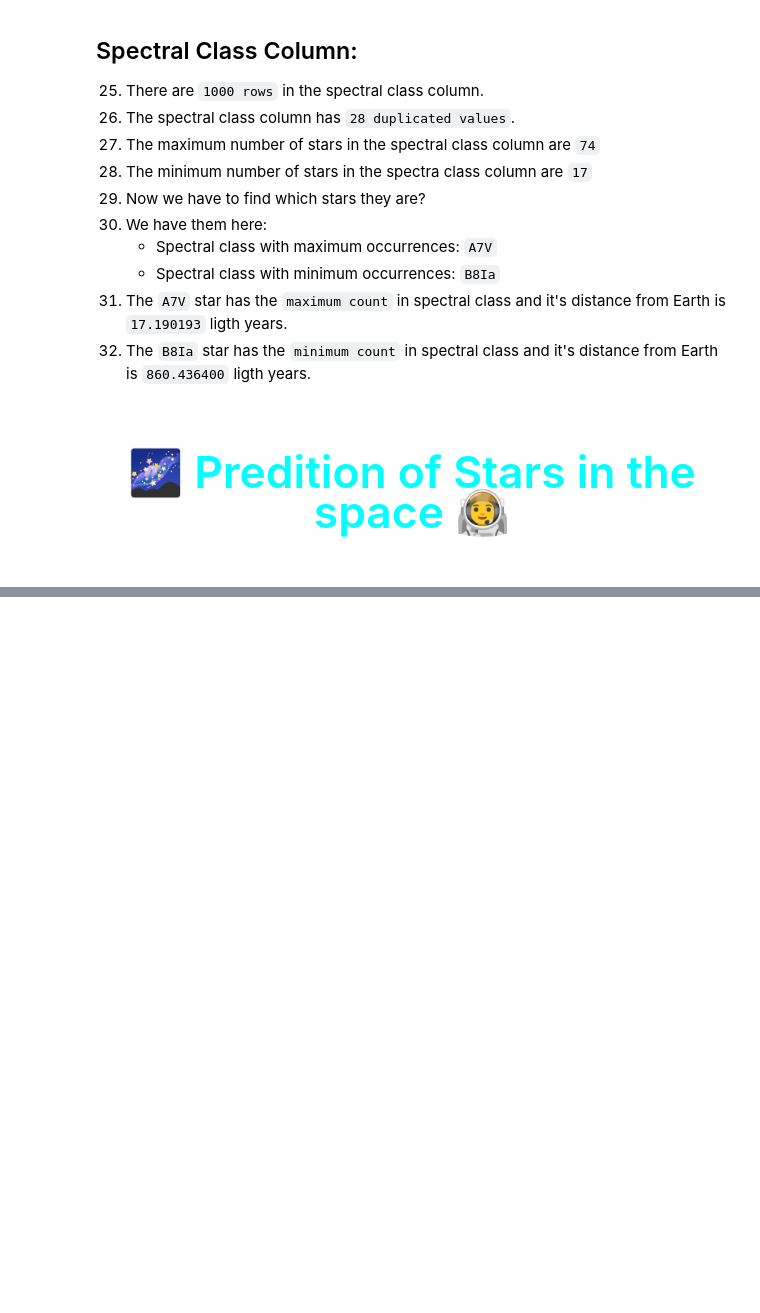
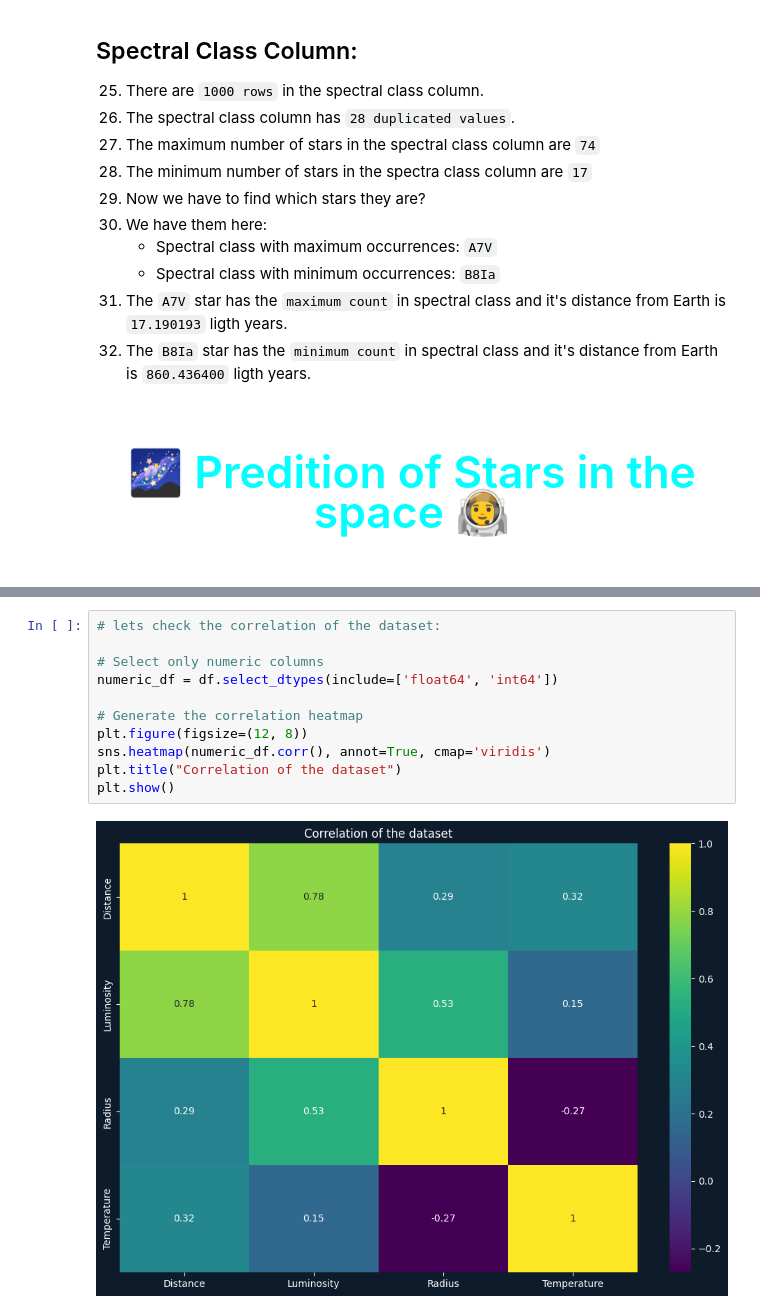
Before and after one commit to faizan-yousaf/Stellar_Insight, a Jupyter notebook: stars.ipynb, the cells around one changed output, grey strips where cells are left out. Saved outputs shown, nothing was run; the diff lists cells and outputs as text; blank space fills up the shorter version.

Commit message:
UPDATE: added the heatmap

```diff
--- a/stars.ipynb
+++ b/stars.ipynb
@@ -1126,0 +1136,13 @@ plt.show()
+# %%
+# lets check the correlation of the dataset:
+
+# Select only numeric columns
+numeric_df = df.select_dtypes(include=['float64', 'int64'])
+
+# Generate the correlation heatmap
+plt.figure(figsize=(12, 8))
+sns.heatmap(numeric_df.corr(), annot=True, cmap='viridis')
+plt.title("Correlation of the dataset")
+plt.show()
+# %% [output]
+[figure, added]
```
Also changed, not shown: parts of 2 cells of this notebook.
